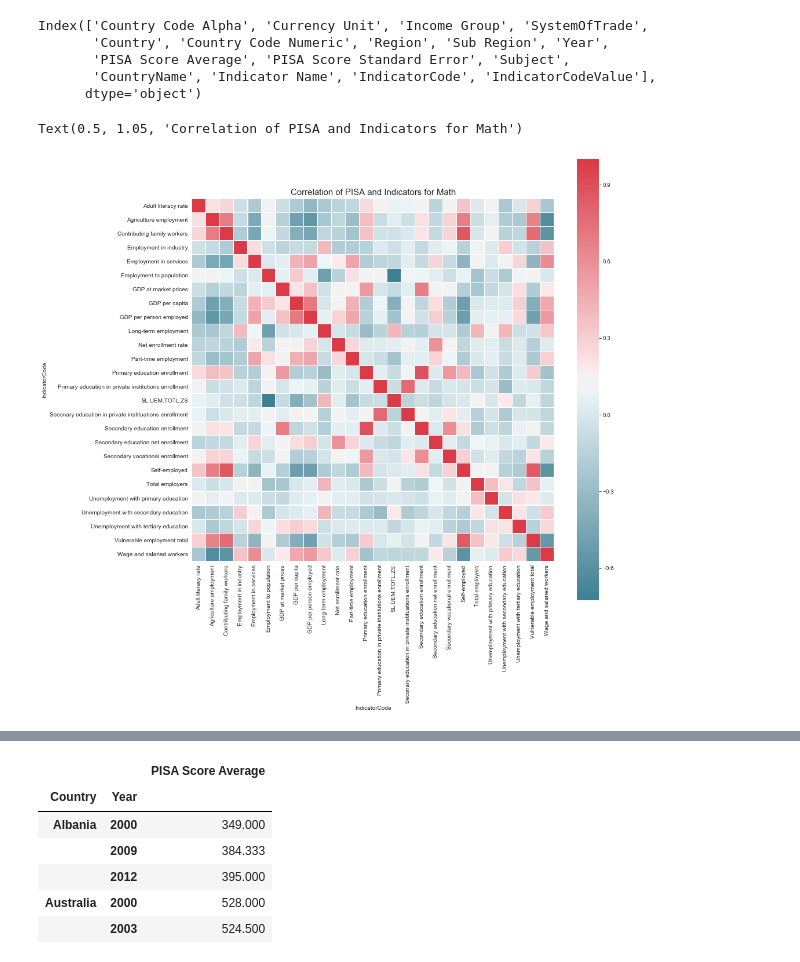
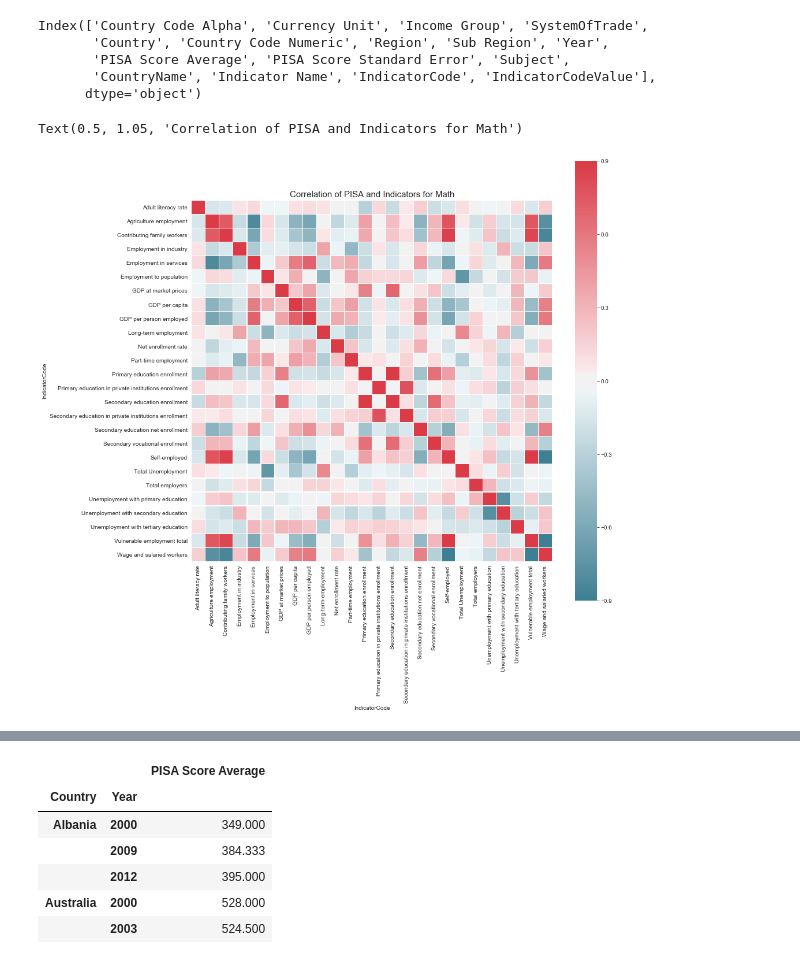
Before and after one commit to Heathocha/The-3-E-s, a Jupyter notebook: The 3 E's-Main.ipynb, the cells around one changed output, grey strips where cells are left out. Saved outputs shown, nothing was run; the diff lists cells and outputs as text; code cells hidden in the pictures.

```diff
--- a/The 3 E's-Main.ipynb
+++ b/The 3 E's-Main.ipynb
@@ -595,7 +460,7 @@ rf_education_clean['IndicatorCode'].replace({'NY.GDP.MKTP.CD':'GDP at market pri
 'SE.SEC.ENRL':'Secondary education enrollment',
 'SE.SEC.ENRL.VO':'Secondary vocational enrollment',
 'SE.SEC.NENR':'Secondary education net enrollment',
-'SE.SEC.PRIV.ZS':'Seconary education in private instituations enrollment',
+'SE.SEC.PRIV.ZS':'Secondary education in private institutions enrollment',
 'SL.AGR.EMPL.ZS':'Agriculture employment',
 'SL.EMP.MPYR.ZS':'Total employers',
 'SL.EMP.SELF.ZS':'Self-employed',
@@ -611,9 +476,11 @@ rf_education_clean['IndicatorCode'].replace({'NY.GDP.MKTP.CD':'GDP at market pri
 'SL.UEM.NEET.ZS':'Youth not in education, employment or training',
 'SL.UEM.PRIM.ZS':'Unemployment with primary education',
 'SL.UEM.SECO.ZS':'Unemployment with secondary education',
-'SL.UEM.TERT.ZS':'Unemployment with tertiary education'},inplace = True)
+'SL.UEM.TERT.ZS':'Unemployment with tertiary education',
+'SL.UEM.TOTL.ZS':'Total Unemployment'},inplace = True)
 # %%
-main_pivot = pd.pivot_table(data = rf_education_clean, index=['Country','Year'], columns='IndicatorCode', values='IndicatorCodeValue', fill_value = 0,aggfunc=np.mean)
+main_pivot = pd.pivot_table(data = rf_education_clean, index=['Country','Year'], columns='IndicatorCode', values='IndicatorCodeValue', aggfunc=np.mean)
+main_pivot.fillna(main_pivot.mean(),inplace = True)
 main_pivot
 # %% [output]
 |  | IndicatorCode | Adjusted primary education net en... | Adult literacy rate | Agriculture employment | Contributing family workers | ... |
@@ -650,13 +517,13 @@ Index(['Country Code Alpha', 'Currency Unit', 'Income Group', 'SystemOfTrade',
 # %%
 corr = main_pivot.iloc[:,1:-1].corr()
 colormap = sns.diverging_palette(220, 10, as_cmap = True)
 plt.figure(figsize=(14,14))
 sns.heatmap(corr, cbar = True,  square = True, annot=False, fmt= '.2f',annot_kws={'size': 12},
-            cmap = colormap, linewidths=0.1, linecolor='white')
+            cmap = colormap, linewidths=0.1, linecolor='white',center = 0,vmin = -.9, vmax = .9)
 plt.title('Correlation of PISA and Indicators for Math', y=1.05, size=15)
 # %% [output]
 Text(0.5, 1.05, 'Correlation of PISA and Indicators for Math')
-[figure, old version]
+[figure, new version]
 # %%
 corr = main_pivot.iloc[:,1:-1].corr()
 colormap = sns.diverging_palette(220, 10, as_cmap = True)
```
Also changed, not shown: parts of 61 cells of this notebook.
